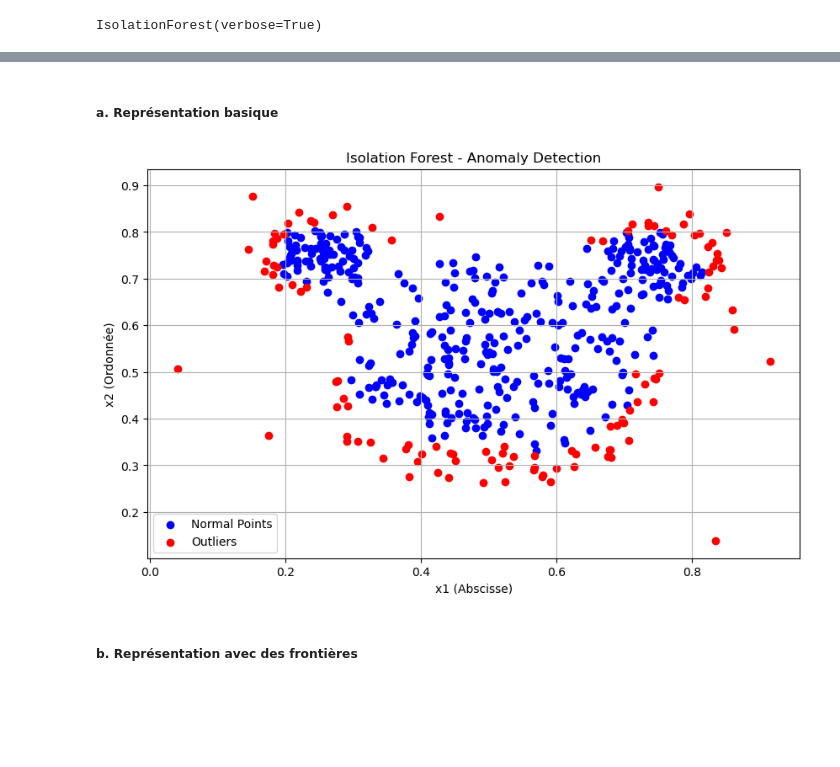
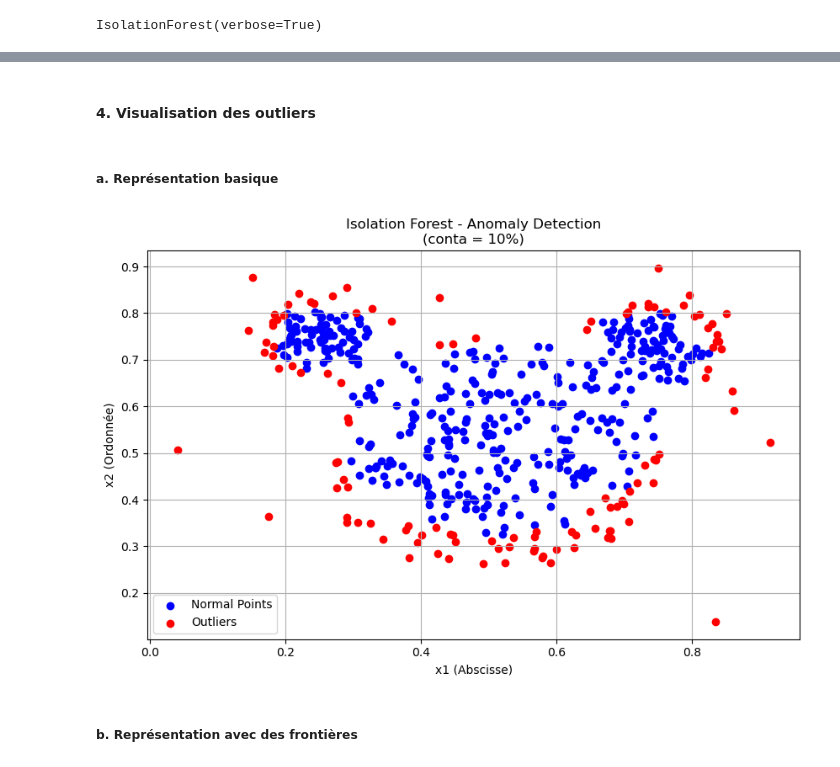
Before and after one commit to jdutel42/TAA, a Jupyter notebook: TP/TP1 Détection dAnomalies-20241215/TAA_TP1.ipynb, the cells around one changed output, grey strips where cells are left out. Saved outputs shown, nothing was run; the diff lists cells and outputs as text; code cells hidden in the pictures; blank space fills up the shorter version.

```diff
--- a/TP/TP1 Détection dAnomalies-20241215/TAA_TP1.ipynb
+++ b/TP/TP1 Détection dAnomalies-20241215/TAA_TP1.ipynb
@@ -141,4 +145,6 @@ Voici comment fonctionne l'algorithme :
 # %%
+mouse_data_1 = mouse_data
+
 iso_forest_model = IsolationForest(
     n_estimators=100,
     max_samples='auto',
@@ -150,15 +156,15 @@ iso_forest_model = IsolationForest(
     verbose=True,
     warm_start=False)
 
-iso_forest_model.fit(mouse_data)
+iso_forest_model.fit(mouse_data_1)
 # %% [output]
 IsolationForest(verbose=True)
 # %%
 # Prédire les anomalies
-mouse_data['anomaly'] = iso_forest.predict(mouse_data)  # -1 pour outliers, 1 pour normales
+mouse_data_1['anomaly'] = iso_forest_model.predict(mouse_data_1)  # -1 pour outliers, 1 pour normales
 
 # Séparer les points normaux des outliers
-normals = mouse_data[mouse_data['anomaly'] == 1]
-outliers = mouse_data[mouse_data['anomaly'] == -1]
+normals = mouse_data_1[mouse_data['anomaly'] == 1]
+outliers = mouse_data_1[mouse_data['anomaly'] == -1]
 # %% [output]
 [Parallel(n_jobs=1)]: Done  49 tasks      | elapsed:    0.0s
@@ -166,16 +171,18 @@ outliers = mouse_data[mouse_data['anomaly'] == -1]
+# %% [markdown]
+#### 4. Visualisation des outliers
 # %% [markdown]
 ##### a. Représentation basique
 # %%
 plt.figure(figsize=(10, 6))
 plt.scatter(normals['x1'], normals['x2'], color='blue', label='Normal Points')
 plt.scatter(outliers['x1'], outliers['x2'], color='red', label='Outliers')
 plt.xlabel('x1 (Abscisse)')
 plt.ylabel('x2 (Ordonnée)')
 plt.legend()
-plt.title('Isolation Forest - Anomaly Detection')
+plt.title('Isolation Forest - Anomaly Detection\n(conta = 10%)')
 plt.grid(True)
 # %% [output]
-[figure, old version]
+[figure, new version]
 # %% [markdown]
 ##### b. Représentation avec des frontières
 # %%
```
Also changed, not shown: parts of 21 cells of this notebook.
